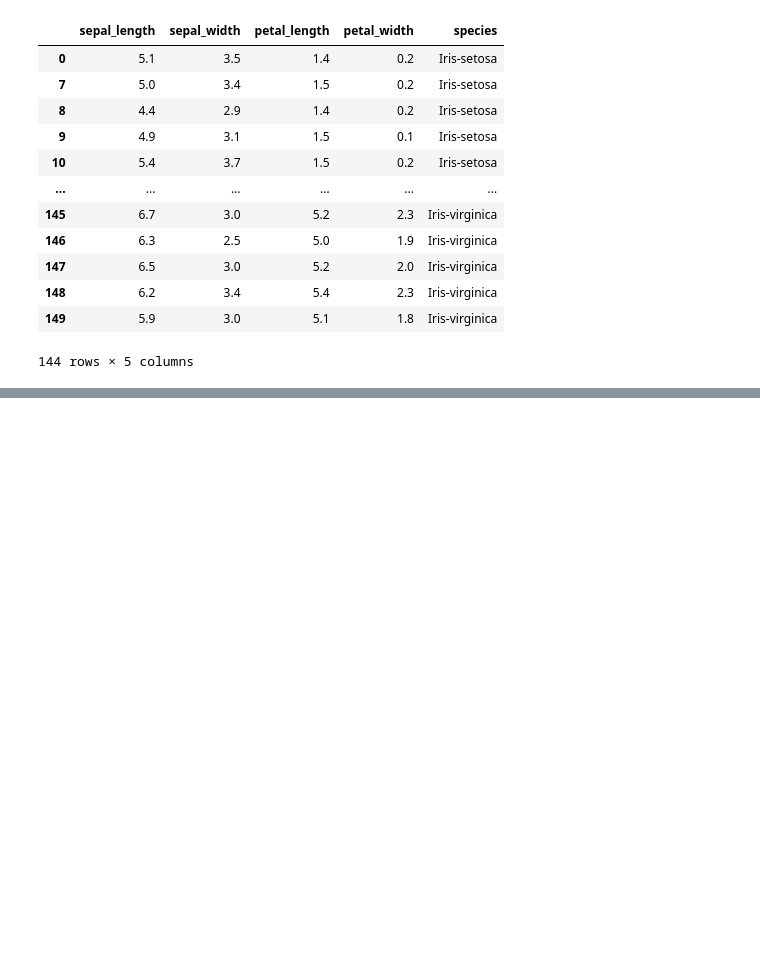
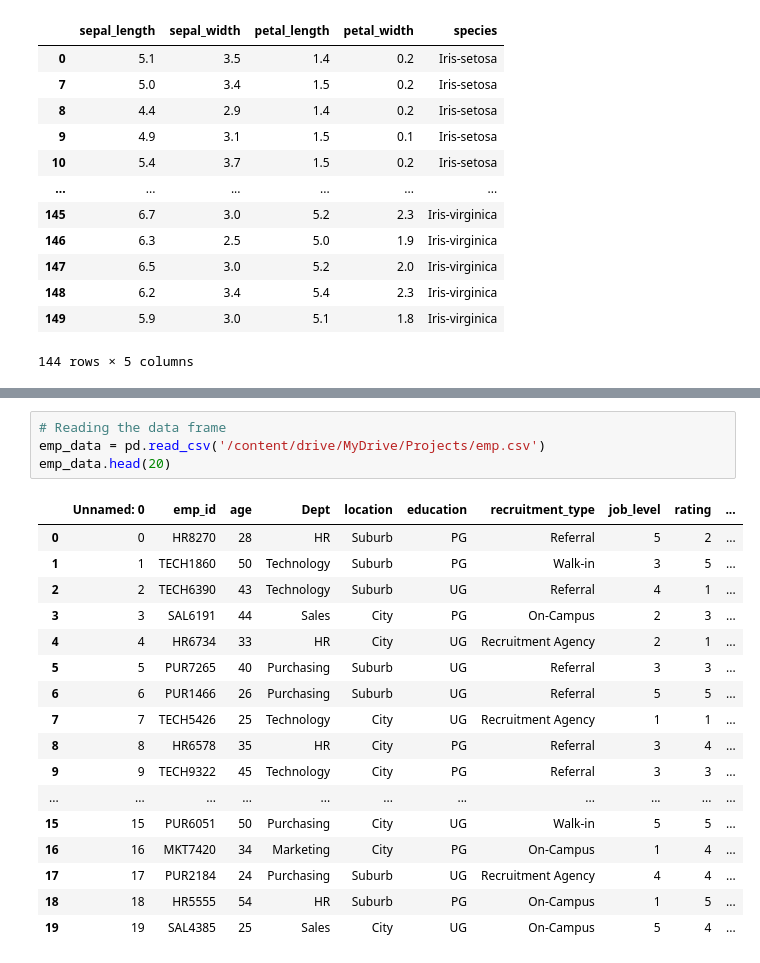
Before and after one commit to Kristina140699/Master-Data-Science-in-Python, a Jupyter notebook: Intro_to_pandas.ipynb, the cells around one changed output, grey strips where cells are left out. Saved outputs shown, nothing was run; the diff lists cells and outputs as text; blank space fills up the shorter version.

```diff
--- a/Intro_to_pandas.ipynb
+++ b/Intro_to_pandas.ipynb
@@ -339,0 +508,22 @@ iris.drop([1,2,3, 4,5, 6], axis = 0) # axis=0 means we are dropping a row.
+# %%
+# Reading the data frame
+emp_data = pd.read_csv('/content/drive/MyDrive/Projects/emp.csv')
+emp_data.head(20)
+# %% [output]
+|  | Unnamed: 0 | emp_id | age | Dept | location | education | recruitment_type | job_level | rating | ... |
+| 0 | 0 | HR8270 | 28 | HR | Suburb | PG | Referral | 5 | 2 | ... |
+| 1 | 1 | TECH1860 | 50 | Technology | Suburb | PG | Walk-in | 3 | 5 | ... |
+| 2 | 2 | TECH6390 | 43 | Technology | Suburb | UG | Referral | 4 | 1 | ... |
+| 3 | 3 | SAL6191 | 44 | Sales | City | PG | On-Campus | 2 | 3 | ... |
+| 4 | 4 | HR6734 | 33 | HR | City | UG | Recruitment Agency | 2 | 1 | ... |
+| 5 | 5 | PUR7265 | 40 | Purchasing | Suburb | UG | Referral | 3 | 3 | ... |
+| 6 | 6 | PUR1466 | 26 | Purchasing | Suburb | UG | Referral | 5 | 5 | ... |
+| 7 | 7 | TECH5426 | 25 | Technology | City | UG | Recruitment Agency | 1 | 1 | ... |
+| 8 | 8 | HR6578 | 35 | HR | City | PG | Referral | 3 | 4 | ... |
+| 9 | 9 | TECH9322 | 45 | Technology | City | PG | Referral | 3 | 3 | ... |
+| ... | ... | ... | ... | ... | ... | ... | ... | ... | ... | ... |
+| 15 | 15 | PUR6051 | 50 | Purchasing | City | UG | Walk-in | 5 | 5 | ... |
+| 16 | 16 | MKT7420 | 34 | Marketing | City | PG | On-Campus | 1 | 4 | ... |
+| 17 | 17 | PUR2184 | 24 | Purchasing | Suburb | UG | Recruitment Agency | 4 | 4 | ... |
+| 18 | 18 | HR5555 | 54 | HR | Suburb | PG | On-Campus | 1 | 5 | ... |
+| 19 | 19 | SAL4385 | 25 | Sales | City | UG | On-Campus | 5 | 4 | ... |
```
Also changed, not shown: parts of 30 cells of this notebook.
